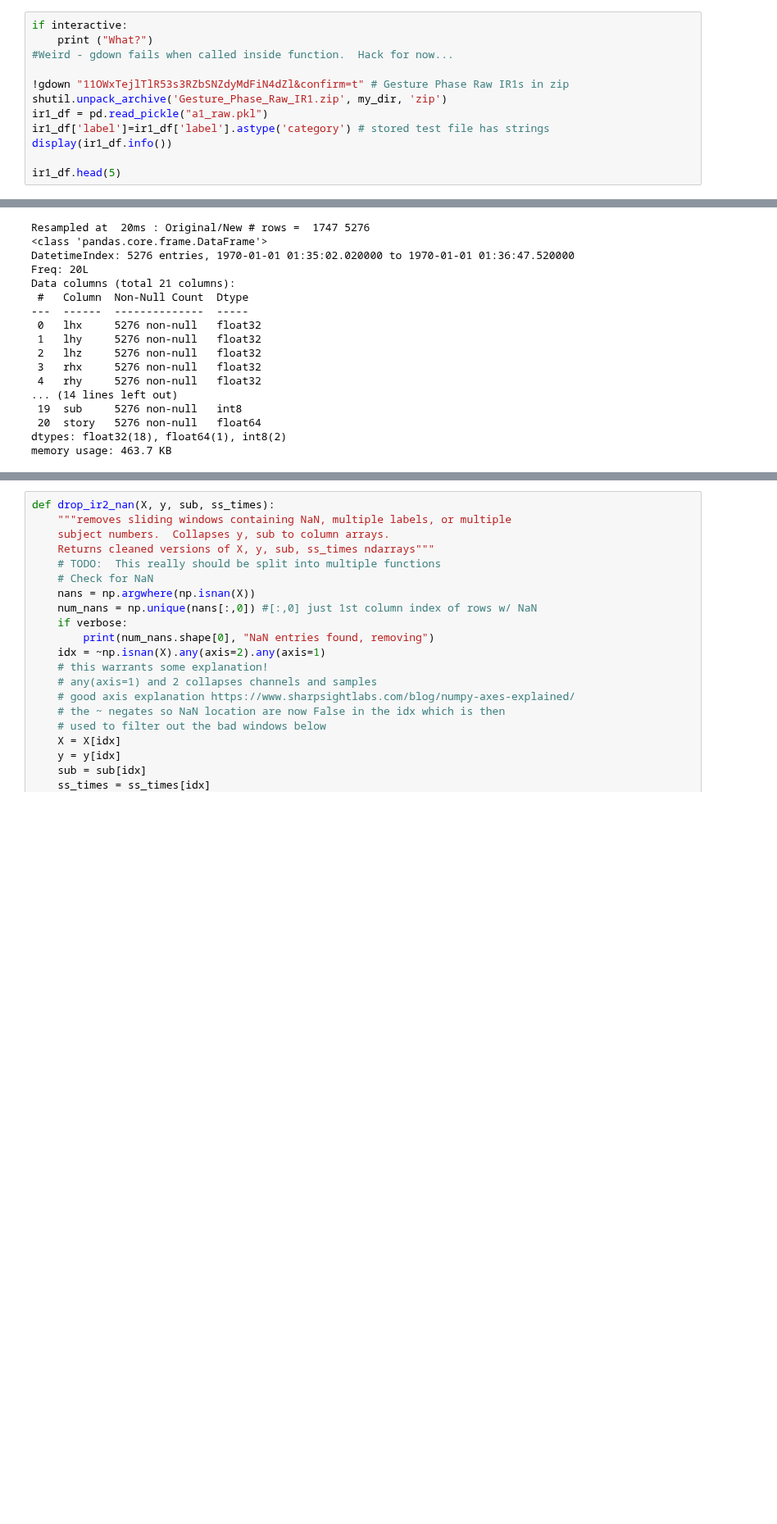
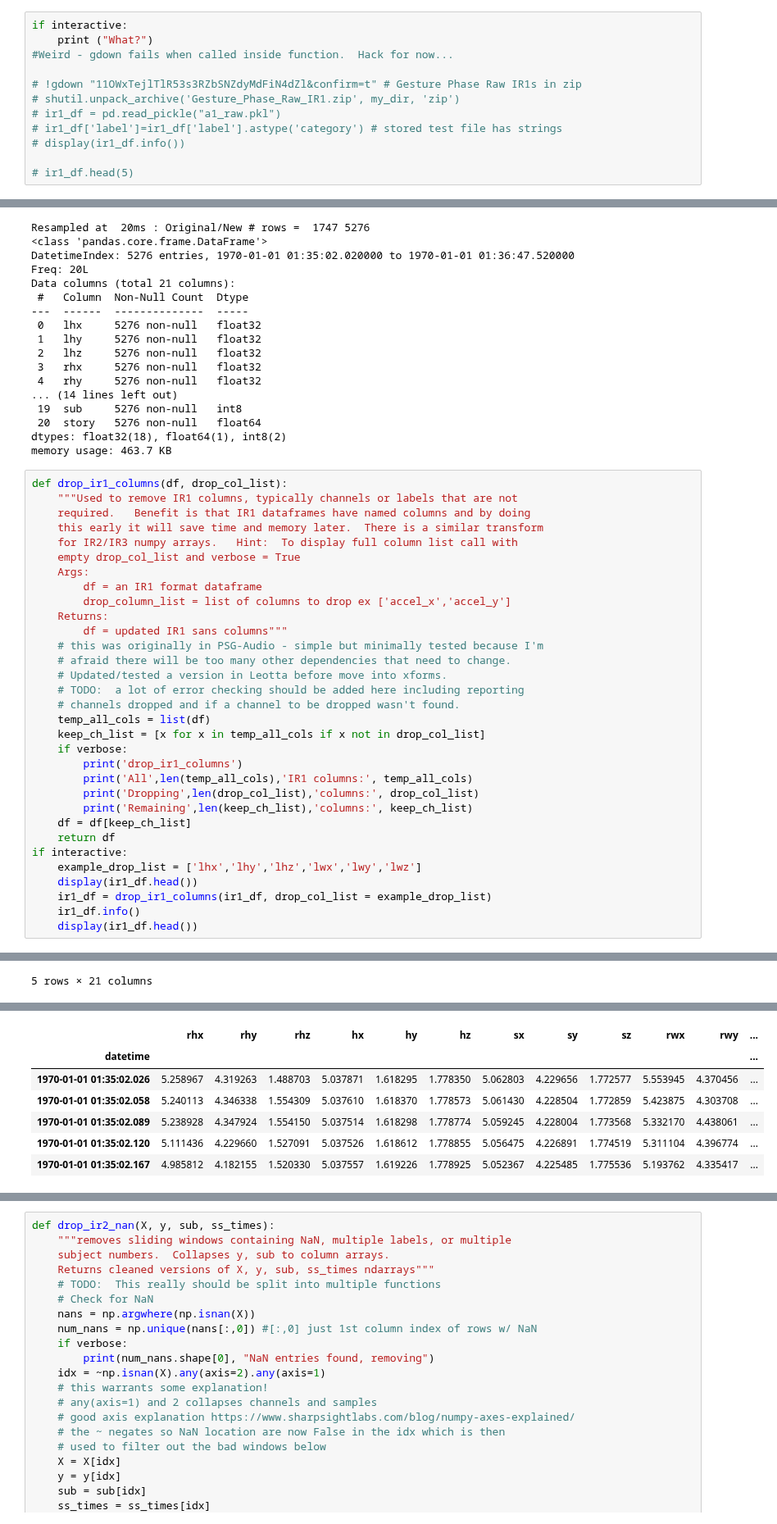
Before and after one commit to imics-lab/load_data_time_series, a Jupyter notebook: load_data_transforms.ipynb, the cells around one changed output, grey strips where cells are left out. Shown at 82% size. Drawn from its saved outputs; the diff is of its cells as text; blank space fills up the shorter version.

Commit message:
added drop IR1 columns

```diff
--- a/load_data_transforms.ipynb
+++ b/load_data_transforms.ipynb
@@ -66,13 +68,13 @@ if interactive:
     print ("What?")
 #Weird - gdown fails when called inside function.  Hack for now...
 
-!gdown "11OWxTejlTlR53s3RZbSNZdyMdFiN4dZl&confirm=t" # Gesture Phase Raw IR1s in zip
-shutil.unpack_archive('Gesture_Phase_Raw_IR1.zip', my_dir, 'zip')
-ir1_df = pd.read_pickle("a1_raw.pkl")
-ir1_df['label']=ir1_df['label'].astype('category') # stored test file has strings
-display(ir1_df.info())
+# !gdown "11OWxTejlTlR53s3RZbSNZdyMdFiN4dZl&confirm=t" # Gesture Phase Raw IR1s in zip
+# shutil.unpack_archive('Gesture_Phase_Raw_IR1.zip', my_dir, 'zip')
+# ir1_df = pd.read_pickle("a1_raw.pkl")
+# ir1_df['label']=ir1_df['label'].astype('category') # stored test file has strings
+# display(ir1_df.info())
 
-ir1_df.head(5)
+# ir1_df.head(5)
 # %% [output]
 What?
 Downloading...
@@ -266,3 +268,36 @@ Data columns (total 21 columns):
  20  story   5276 non-null   float64
 dtypes: float32(18), float64(1), int8(2)
 memory usage: 463.7 KB
+# %%
+def drop_ir1_columns(df, drop_col_list):
+    """Used to remove IR1 columns, typically channels or labels that are not
+    required.   Benefit is that IR1 dataframes have named columns and by doing
+    this early it will save time and memory later.  There is a similar transform
+    for IR2/IR3 numpy arrays.   Hint:  To display full column list call with
+    empty drop_col_list and verbose = True
+    Args:
+        df = an IR1 format dataframe
+        drop_column_list = list of columns to drop ex ['accel_x','accel_y']
+    Returns:
+        df = updated IR1 sans columns"""
+    # this was originally in PSG-Audio - simple but minimally tested because I'm
+    # afraid there will be too many other dependencies that need to change.
+    # Updated/tested a version in Leotta before move into xforms.
+    # TODO:  a lot of error checking should be added here including reporting
+    # channels dropped and if a channel to be dropped wasn't found.
+    temp_all_cols = list(df)
+    keep_ch_list = [x for x in temp_all_cols if x not in drop_col_list]
+    if verbose:
+        print('drop_ir1_columns')
+        print('All',len(temp_all_cols),'IR1 columns:', temp_all_cols)
+        print('Dropping',len(drop_col_list),'columns:', drop_col_list)
+        print('Remaining',len(keep_ch_list),'columns:', keep_ch_list)
+    df = df[keep_ch_list]
+    return df
+if interactive:
+    example_drop_list = ['lhx','lhy','lhz','lwx','lwy','lwz']
+    display(ir1_df.head())
+    ir1_df = drop_ir1_columns(ir1_df, drop_col_list = example_drop_list)
+    ir1_df.info()
+    display(ir1_df.head())
+# %% [output]
@@ -268,0 +311 @@ memory usage: 463.7 KB
+5 rows × 21 columns
@@ -268,0 +329,7 @@ memory usage: 463.7 KB
+|  | rhx | rhy | rhz | hx | hy | hz | sx | sy | sz | rwx | rwy | ... |
+| datetime |  |  |  |  |  |  |  |  |  |  |  | ... |
+| 1970-01-01 01:35:02.026 | 5.258967 | 4.319263 | 1.488703 | 5.037871 | 1.618295 | 1.778350 | 5.062803 | 4.229656 | 1.772577 | 5.553945 | 4.370456 | ... |
+| 1970-01-01 01:35:02.058 | 5.240113 | 4.346338 | 1.554309 | 5.037610 | 1.618370 | 1.778573 | 5.061430 | 4.228504 | 1.772859 | 5.423875 | 4.303708 | ... |
+| 1970-01-01 01:35:02.089 | 5.238928 | 4.347924 | 1.554150 | 5.037514 | 1.618298 | 1.778774 | 5.059245 | 4.228004 | 1.773568 | 5.332170 | 4.438061 | ... |
+| 1970-01-01 01:35:02.120 | 5.111436 | 4.229660 | 1.527091 | 5.037526 | 1.618612 | 1.778855 | 5.056475 | 4.226891 | 1.774519 | 5.311104 | 4.396774 | ... |
+| 1970-01-01 01:35:02.167 | 4.985812 | 4.182155 | 1.520330 | 5.037557 | 1.619226 | 1.778925 | 5.052367 | 4.225485 | 1.775536 | 5.193762 | 4.335417 | ... |
```
Also changed, not shown: parts of 5 cells of this notebook, 1 other file.
